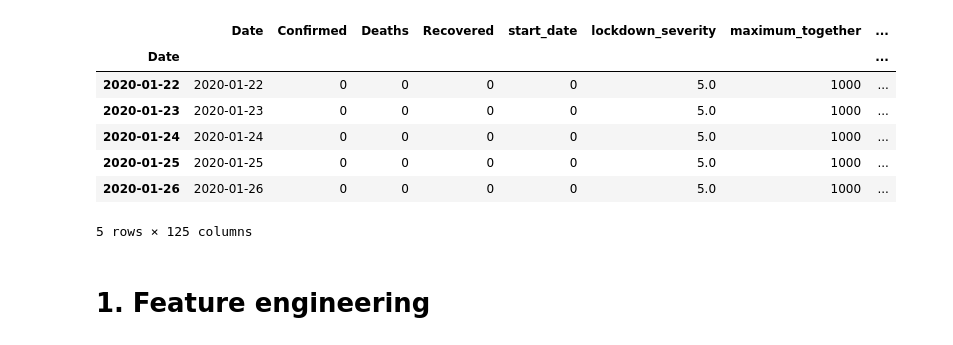
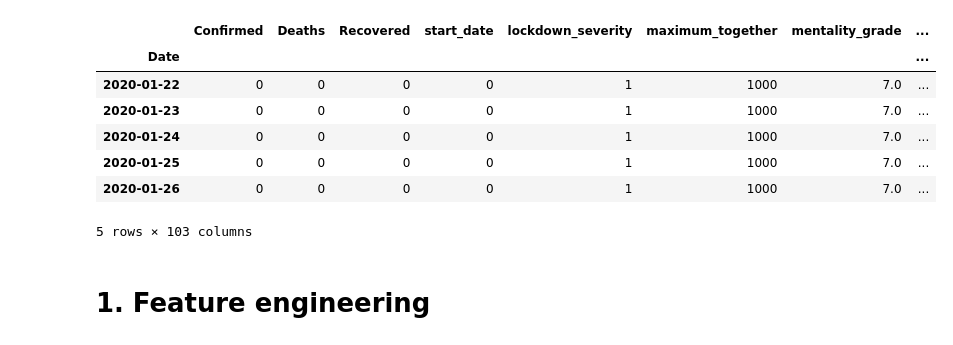
Before and after one commit to zaida-rivai/DMT2020_Group85, a Jupyter notebook: Zaida/Feature engineering - Zaida NL- NEW DATASET.ipynb, the cells around one changed output. Cells and saved outputs as stored; diff of their text form; code cells hidden in the pictures.

Commit message:
updated NL dataset

```diff
--- a/Zaida/Feature engineering - Zaida NL- NEW DATASET.ipynb
+++ b/Zaida/Feature engineering - Zaida NL- NEW DATASET.ipynb
@@ -14,21 +14,21 @@ from sklearn.svm import SVC
 from sklearn.metrics import confusion_matrix
 np.random.seed(123)
 # %%
-df = pd.read_csv("../DATASETS/NL_better/Current.csv",delimiter=";")
-df = df.drop(['Date.1'],axis=1)
+df = pd.read_csv("../DATASETS/NL_better/Current_updated.csv",delimiter=";")
 df.Date = pd.to_datetime(df.Date)
 df = df.sort_values(by=['Date'])
 df = df.set_index(df.Date)
+df = df.drop(['Date'],axis=1)
 df.head()
 # %% [output]
-|  | Date | Confirmed | Deaths | Recovered | start_date | lockdown_severity | maximum_together | ... |
+|  | Confirmed | Deaths | Recovered | start_date | lockdown_severity | maximum_together | mentality_grade | ... |
 | Date |  |  |  |  |  |  |  | ... |
-| 2020-01-22 | 2020-01-22 | 0 | 0 | 0 | 0 | 5.0 | 1000 | ... |
-| 2020-01-23 | 2020-01-23 | 0 | 0 | 0 | 0 | 5.0 | 1000 | ... |
-| 2020-01-24 | 2020-01-24 | 0 | 0 | 0 | 0 | 5.0 | 1000 | ... |
-| 2020-01-25 | 2020-01-25 | 0 | 0 | 0 | 0 | 5.0 | 1000 | ... |
-| 2020-01-26 | 2020-01-26 | 0 | 0 | 0 | 0 | 5.0 | 1000 | ... |
+| 2020-01-22 | 0 | 0 | 0 | 0 | 1 | 1000 | 7.0 | ... |
+| 2020-01-23 | 0 | 0 | 0 | 0 | 1 | 1000 | 7.0 | ... |
+| 2020-01-24 | 0 | 0 | 0 | 0 | 1 | 1000 | 7.0 | ... |
+| 2020-01-25 | 0 | 0 | 0 | 0 | 1 | 1000 | 7.0 | ... |
+| 2020-01-26 | 0 | 0 | 0 | 0 | 1 | 1000 | 7.0 | ... |
-5 rows × 125 columns
+5 rows × 103 columns
 # %% [markdown]
 # 1. Feature engineering
 # %% [markdown]
```
Also changed, not shown: parts of 30 cells of this notebook, 3 other files.
